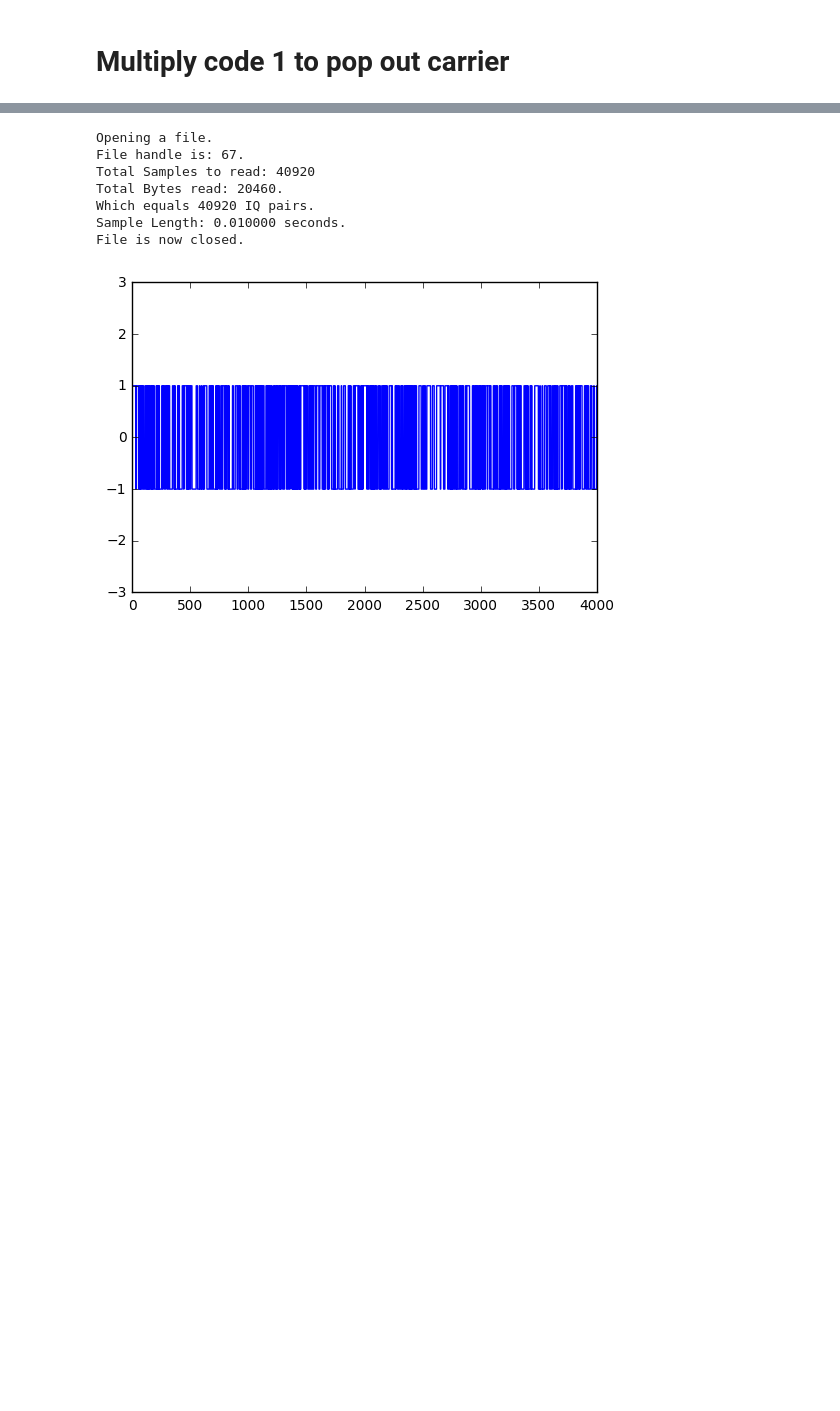
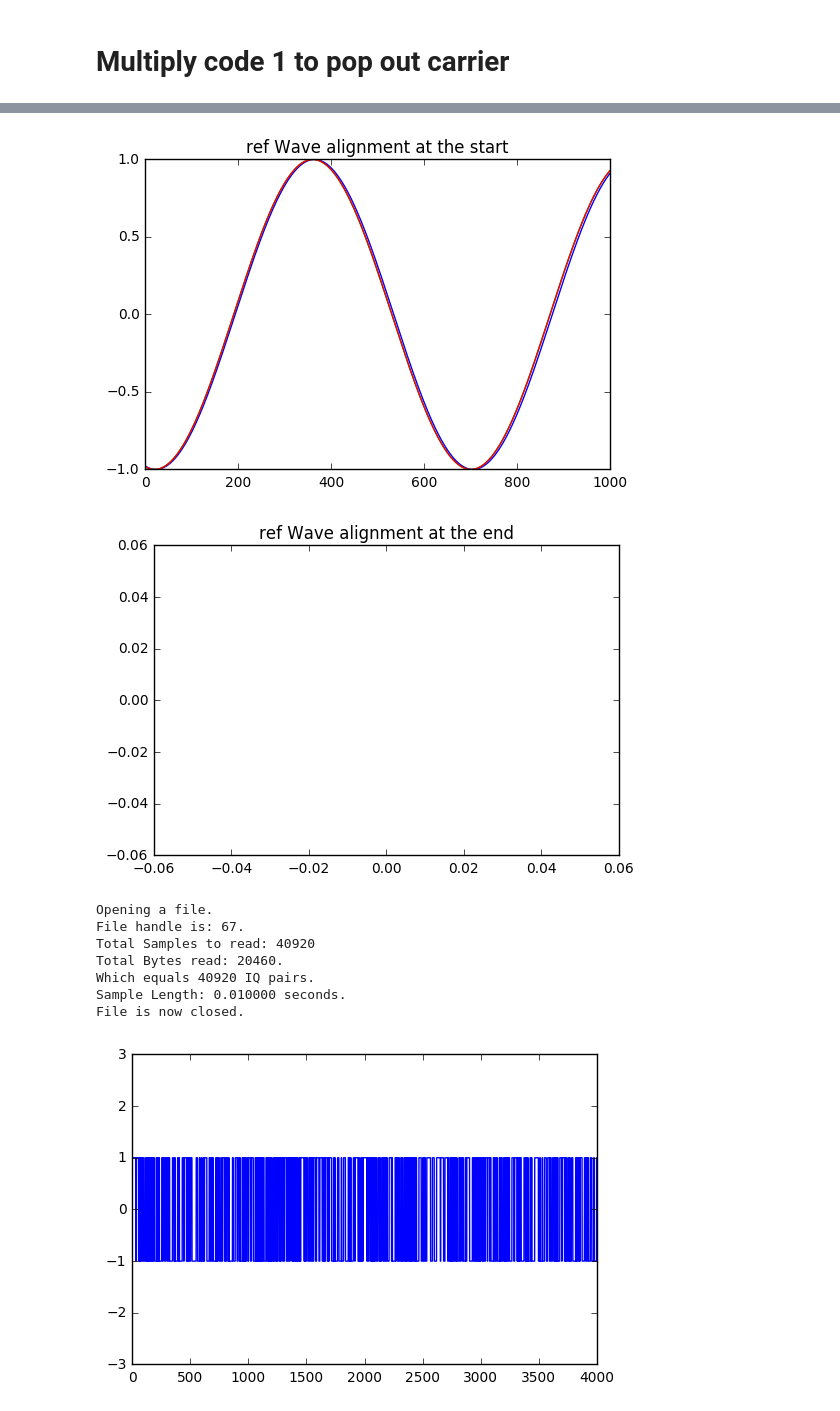
Before and after one commit to psas/gps, a Jupyter notebook: notebooks/Carrier_Tracking.ipynb, the cells around one changed output, grey strips where cells are left out. Cells and saved outputs as stored; diff of their text form; code cells hidden in the pictures; blank space fills up the shorter version.

```diff
--- a/notebooks/Carrier_Tracking.ipynb
+++ b/notebooks/Carrier_Tracking.ipynb
@@ -188,3 +199,21 @@ sum(code1 * np.imag(demod))
+# %%
+diffWave = makWav(ff, 0, Nsamp)
+
+plt.plot(carr1[1000:2000])
+plt.plot(refWave[1000:2000])
+plt.plot(diffWave[1000:2000])
+plt.title("ref Wave alignment at the start")
+plt.show()
+
+plt.plot(carr1[39000:391000])
+plt.plot(refWave[390000:391000])
+plt.plot(diffWave[390000:391000])
+
+plt.title("ref Wave alignment at the end")
+plt.show()
+# %% [output]
+[figure, added]
+[figure, added]
 # %%
 data = IQData()
 
```
Also changed, not shown: parts of 10 cells of this notebook.
